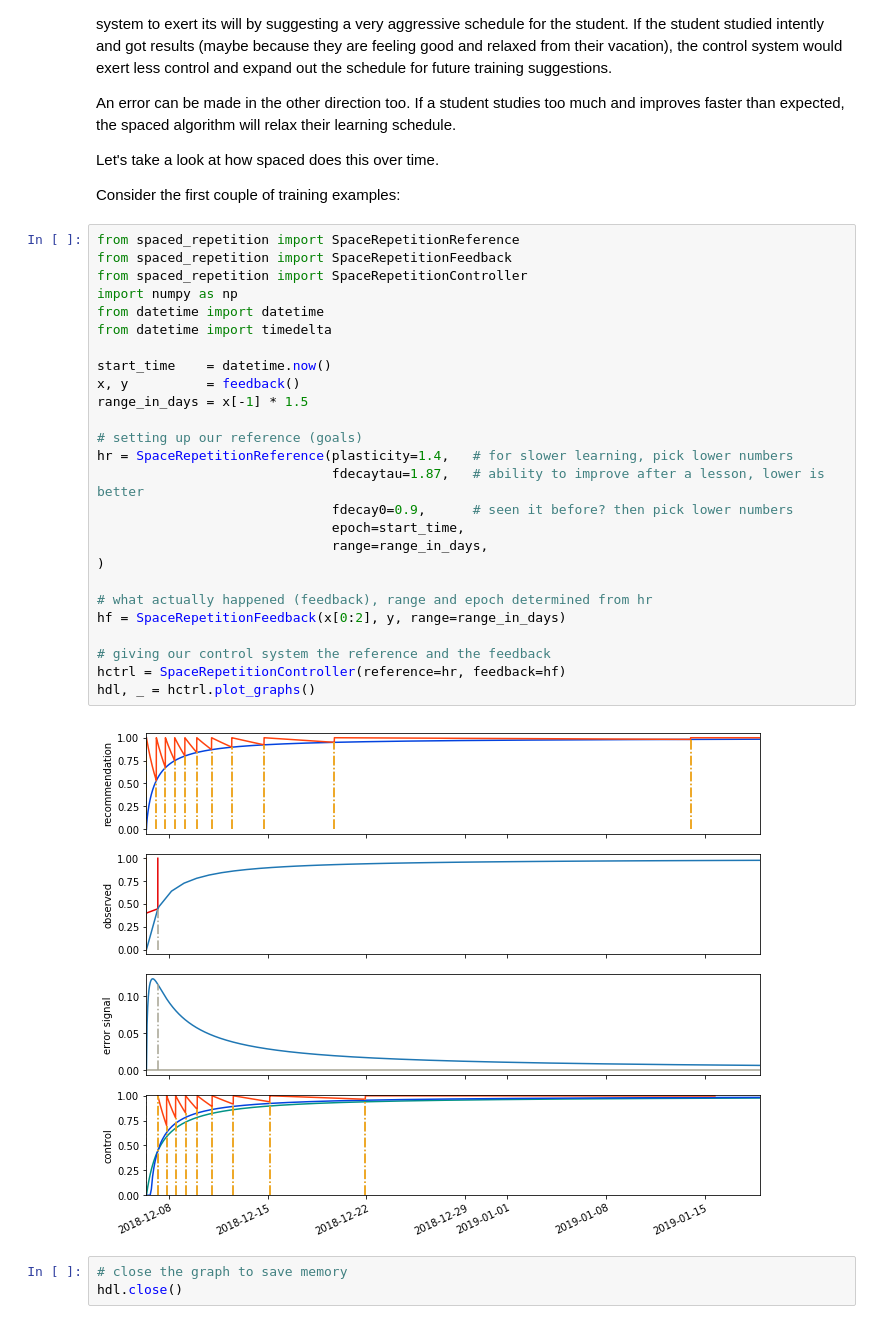
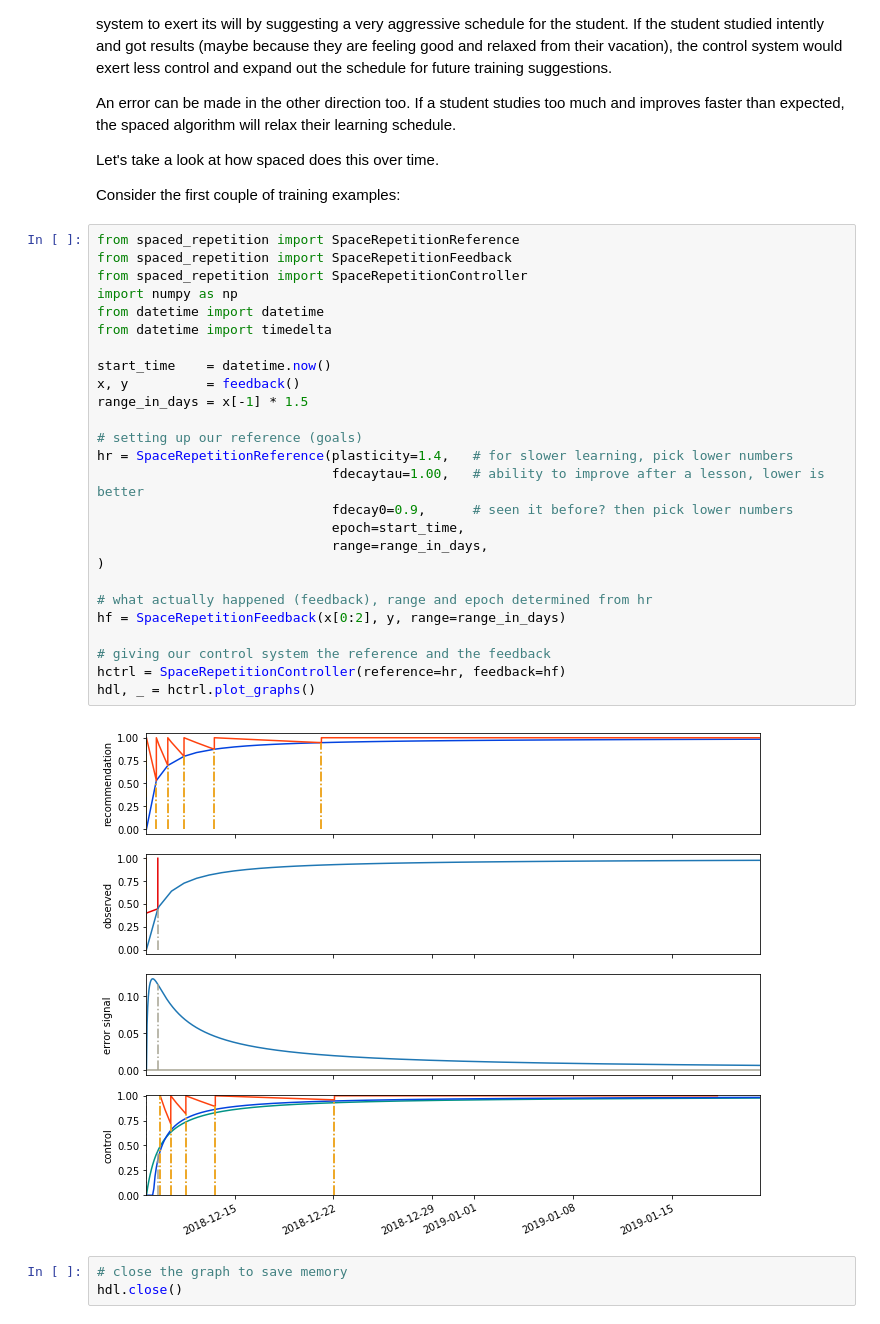
Before and after one commit to aleph2c/spaced, a Jupyter notebook: Spaced.ipynb, the cells around one changed output. Saved outputs shown, nothing was run; the diff lists cells and outputs as text.

```diff
--- a/Spaced.ipynb
+++ b/Spaced.ipynb
@@ -150,31 +150,31 @@ Consider the first couple of training examples:
 # %%
 from spaced_repetition import SpaceRepetitionReference
 from spaced_repetition import SpaceRepetitionFeedback
 from spaced_repetition import SpaceRepetitionController
 import numpy as np
 from datetime import datetime
 from datetime import timedelta
 
 start_time    = datetime.now()
 x, y          = feedback()
 range_in_days = x[-1] * 1.5
 
 # setting up our reference (goals)
 hr = SpaceRepetitionReference(plasticity=1.4,   # for slower learning, pick lower numbers
-                              fdecaytau=1.87,   # ability to improve after a lesson, lower is better
+                              fdecaytau=1.00,   # ability to improve after a lesson, lower is better
                               fdecay0=0.9,      # seen it before? then pick lower numbers
                               epoch=start_time,
                               range=range_in_days,
 )
 
 # what actually happened (feedback), range and epoch determined from hr
 hf = SpaceRepetitionFeedback(x[0:2], y, range=range_in_days)
 
 # giving our control system the reference and the feedback
 hctrl = SpaceRepetitionController(reference=hr, feedback=hf)
 hdl, _ = hctrl.plot_graphs()
 # %% [output]
-[figure, old version]
+[figure, new version]
 # %%
 # close the graph to save memory
 hdl.close()
```
Also changed, not shown: parts of 12 cells of this notebook, 3 other files.
